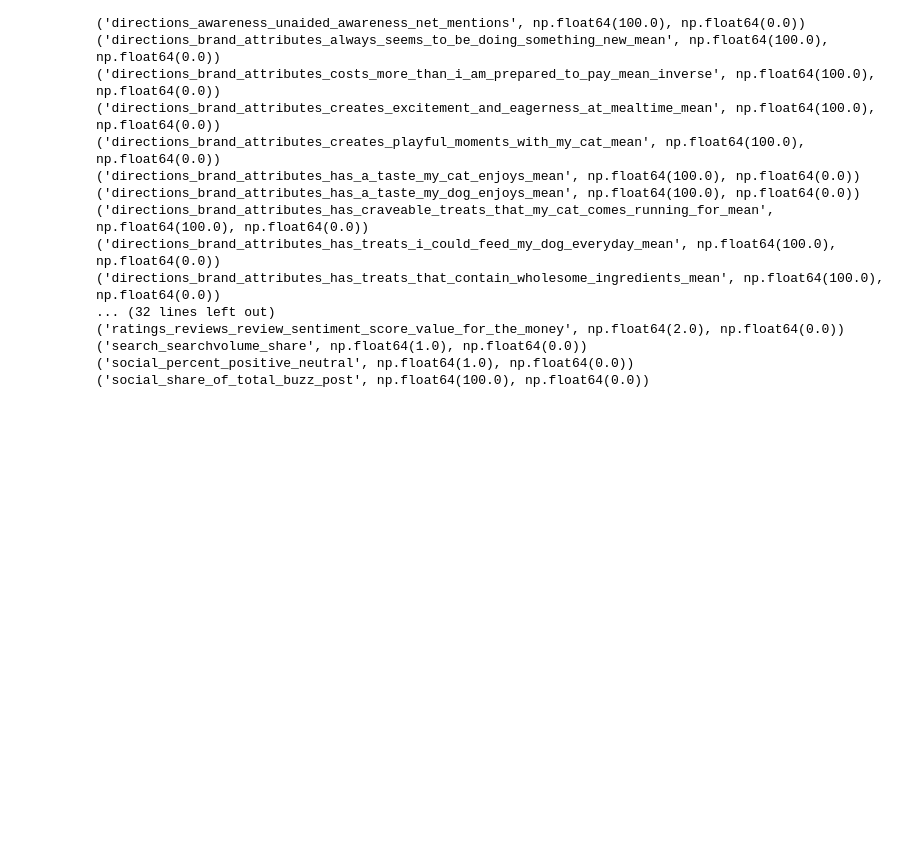
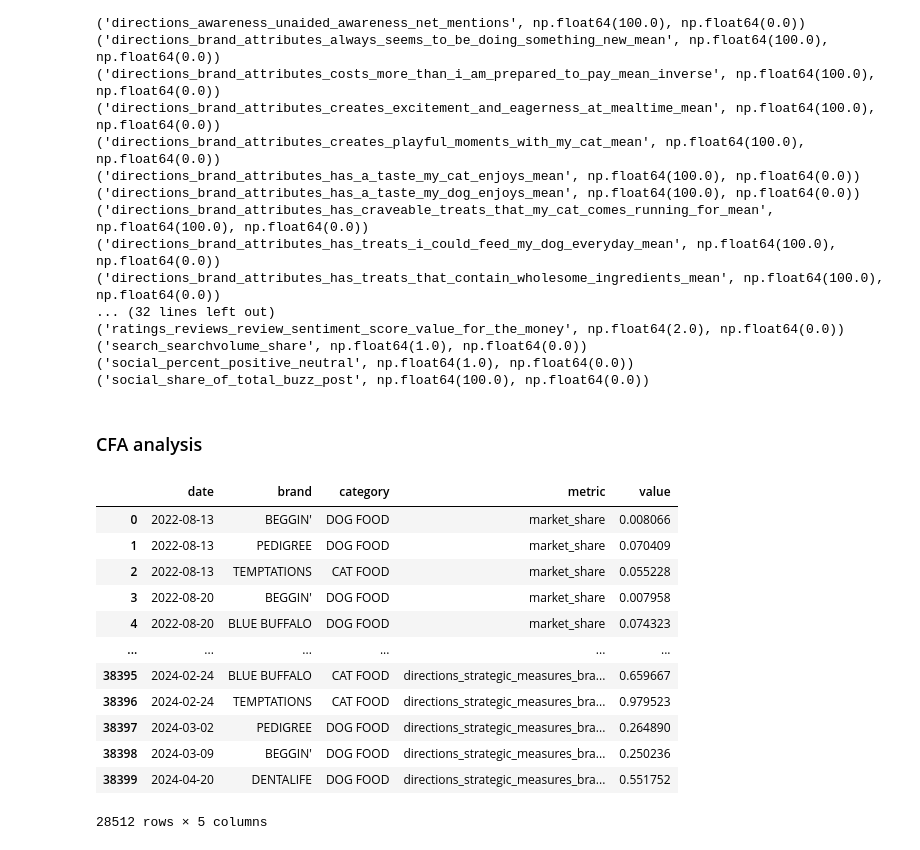
Before and after one commit to vks-varma/brandhub-capability, a Jupyter notebook: src/BHC_Capability/rough_book.ipynb, the cells around one changed output. Drawn from its saved outputs; the diff is of its cells as text; code cells hidden in the pictures; blank space fills up the shorter version.

```diff
--- a/src/BHC_Capability/rough_book.ipynb
+++ b/src/BHC_Capability/rough_book.ipynb
@@ -330,3 +332,21 @@ scaled_data = scale_metrics(no_null_imputed_data, idv_list, config)
 ('search_searchvolume_share', np.float64(1.0), np.float64(0.0))
 ('social_percent_positive_neutral', np.float64(1.0), np.float64(0.0))
 ('social_share_of_total_buzz_post', np.float64(100.0), np.float64(0.0))
+# %% [markdown]
+### CFA analysis
+# %%
+scaled_data
+# %% [output]
+|  | date | brand | category | metric | value |
+| 0 | 2022-08-13 | BEGGIN' | DOG FOOD | market_share | 0.008066 |
+| 1 | 2022-08-13 | PEDIGREE | DOG FOOD | market_share | 0.070409 |
+| 2 | 2022-08-13 | TEMPTATIONS | CAT FOOD | market_share | 0.055228 |
+| 3 | 2022-08-20 | BEGGIN' | DOG FOOD | market_share | 0.007958 |
+| 4 | 2022-08-20 | BLUE BUFFALO | DOG FOOD | market_share | 0.074323 |
+| ... | ... | ... | ... | ... | ... |
+| 38395 | 2024-02-24 | BLUE BUFFALO | CAT FOOD | directions_strategic_measures_bra... | 0.659667 |
+| 38396 | 2024-02-24 | TEMPTATIONS | CAT FOOD | directions_strategic_measures_bra... | 0.979523 |
+| 38397 | 2024-03-02 | PEDIGREE | DOG FOOD | directions_strategic_measures_bra... | 0.264890 |
+| 38398 | 2024-03-09 | BEGGIN' | DOG FOOD | directions_strategic_measures_bra... | 0.250236 |
+| 38399 | 2024-04-20 | DENTALIFE | DOG FOOD | directions_strategic_measures_bra... | 0.551752 |
+28512 rows × 5 columns
```
Also changed, not shown: parts of 11 cells of this notebook, 1 other file.
